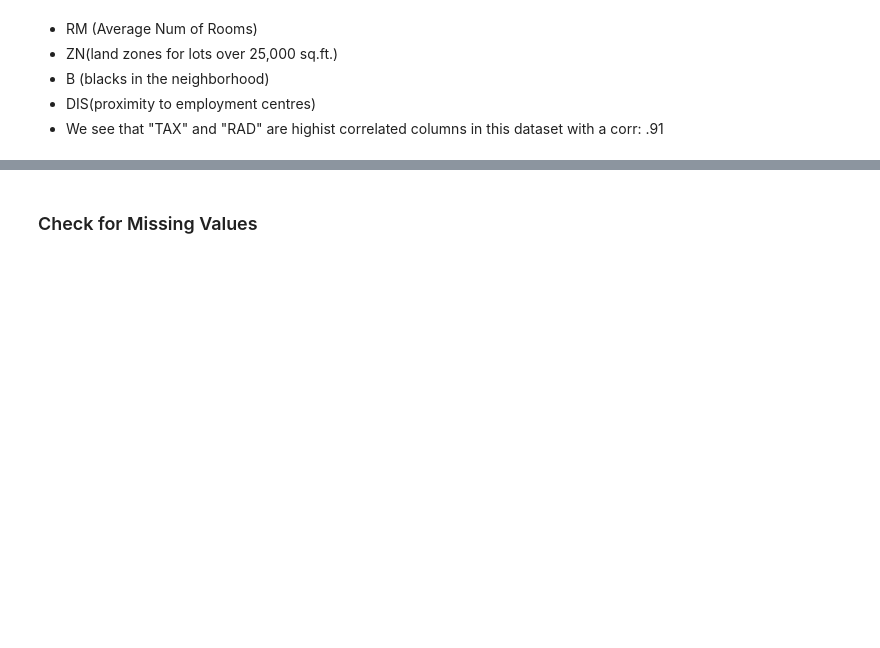
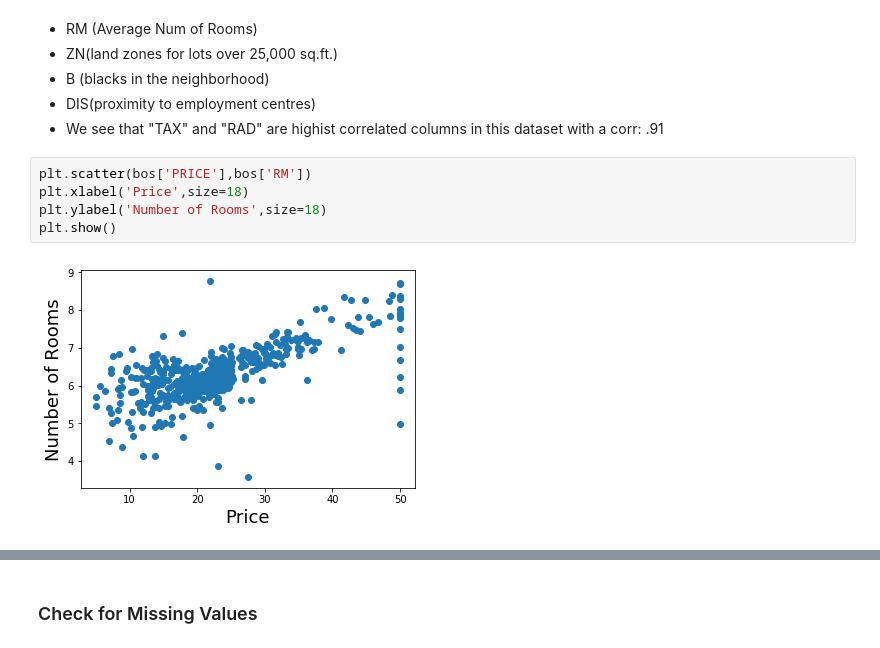
Before and after one commit to Andre-Williams22/DS-2.1-Machine-Learning, a Jupyter notebook: Homework/Boston_Housing Linear-Regression.ipynb, the cells around one changed output, grey strips where cells are left out. Drawn from its saved outputs; the diff is of its cells as text; blank space fills up the shorter version.

```diff
--- a/Homework/Boston_Housing Linear-Regression.ipynb
+++ b/Homework/Boston_Housing Linear-Regression.ipynb
@@ -97,3 +97,10 @@ corr.style.background_gradient(cmap = 'coolwarm') # let's color code correlation
 - B (blacks in the neighborhood)
 - DIS(proximity to employment centres)
 - We see that "TAX" and "RAD" are highist correlated columns in this dataset with a corr: .91
+# %%
+plt.scatter(bos['PRICE'],bos['RM'])
+plt.xlabel('Price',size=18)
+plt.ylabel('Number of Rooms',size=18)
+plt.show()
+# %% [output]
+[figure, added]
```
Also changed, not shown: parts of 9 cells of this notebook.
